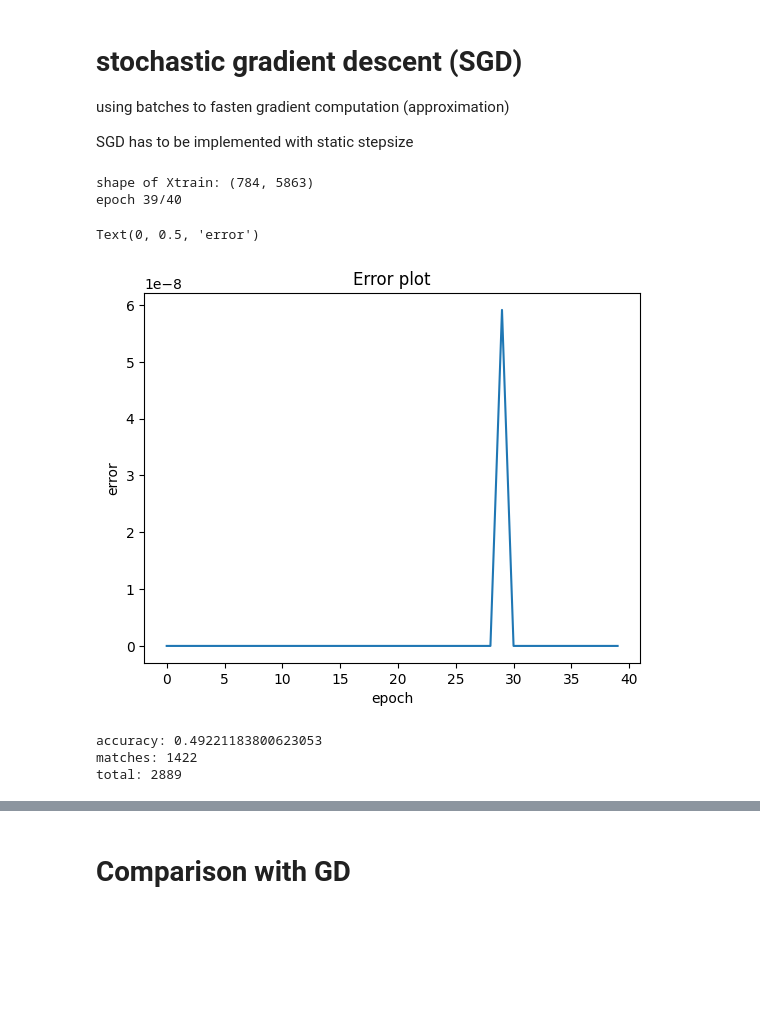
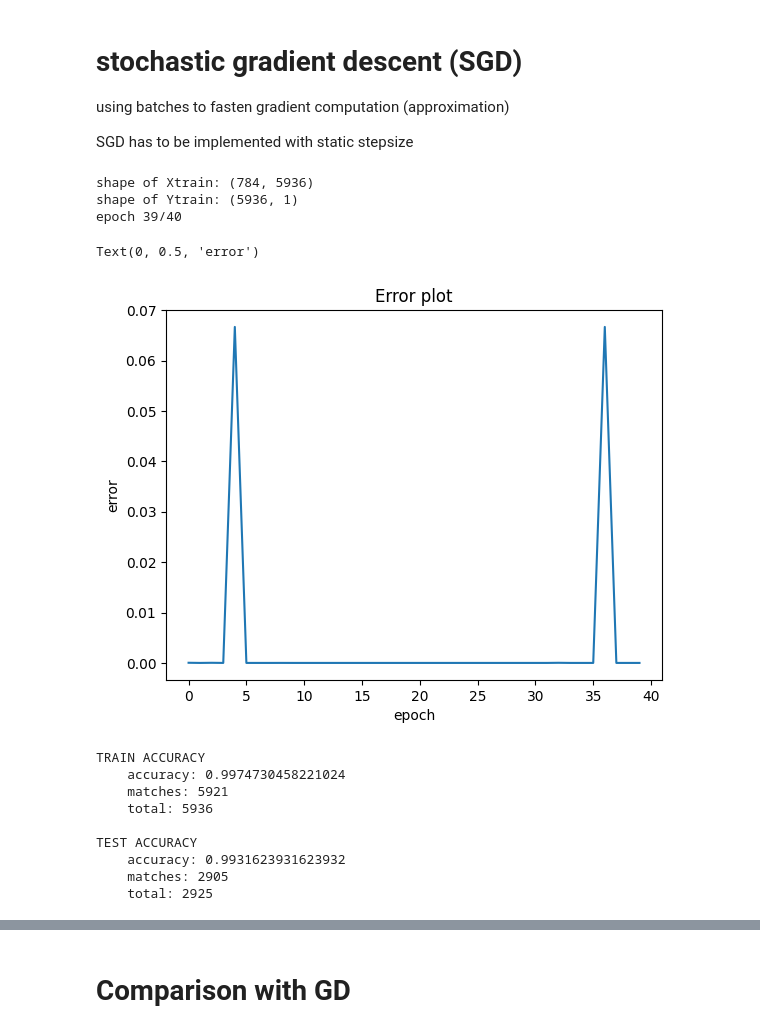
Before and after one commit to danielenapo/AI_unibo, a Jupyter notebook: Maths4ML/Homeworks/3/SGD.ipynb, the cells around one changed output, grey strips where cells are left out. Cells and saved outputs as stored; diff of their text form; code cells hidden in the pictures; blank space fills up the shorter version.

```diff
--- a/Maths4ML/Homeworks/3/SGD.ipynb
+++ b/Maths4ML/Homeworks/3/SGD.ipynb
@@ -10,6 +10,7 @@ using batches to fasten gradient computation (approximation)
 
 SGD has to be implemented with static stepsize
 # %%
+
 def sigmoid(x):
     return 1/(1+np.exp(-x))
 
@@ -28,17 +29,12 @@ def l(w,D):
 def grad_l(w, D):
     Mx, My=D
     d, N=Mx.shape
-    sum=0
-    for i in range(N):
-        x=Mx[:,i]
-        y=My[i]
-        sum+=sigmoid(x.T@w)*(1-sigmoid(x.T@w))*x*(f(w,x)-y)
-    sum/=N
-    return sum.reshape(d,1)
+    res=Mx@(sigmoid(Mx.T@w)*(1-sigmoid(Mx.T@w))*(f(w,Mx)-My))
+    return res/N
 
 def SGD(l, grad_l, w0, D, batch_size, n_epochs):
     #initialization
-    a=5*1e-5 #fixed step size
+    a=1e-3 #fixed step size
     X, Y= D
     d,N=X.shape
     n_batch_per_epoch=int(N/batch_size)
@@ -51,10 +47,11 @@ def SGD(l, grad_l, w0, D, batch_size, n_epochs):
     batchInd=np.zeros(batch_size)
     shuffledInd=np.arange(N)
 
-    #loop
+    #loop epochs
     for epoch in range(n_epochs):
         np.random.shuffle(shuffledInd)
         print(f"epoch {epoch}/{n_epochs}", end='\r')
+        #loop batches
         for k in range (n_batch_per_epoch):
             #sample M from D
             batchInd=shuffledInd[batch_size*k : batch_size*(k+1)]
@@ -62,12 +59,12 @@ def SGD(l, grad_l, w0, D, batch_size, n_epochs):
             My=Y[batchInd]
             M=(Mx, My)
             #UPDATE w
-            w=w0-(a*grad_l(w,M))
-            w0=w
+            w=w-a*grad_l(w,M)
+
         #assignments
         f_val[epoch]=l(w, M)
         #x_val[epoch]=w
         #grads[epoch]=grad_l(w,M)
-        err[epoch]=np.linalg.norm(grad_l(w,M))
+        err[epoch]=np.linalg.norm(grad_l(w,M), 2)
     print()
     return f_val, w, grads, err
@@ -74,23 +75,27 @@ def SGD(l, grad_l, w0, D, batch_size, n_epochs):
+# %%
+digits=[1,2]
 # %%
-Data=pd.read_csv("../2/data.csv")
-#print(D.head())
-Data=np.array(Data)
 X=Data[:,1:]
 Y=Data[:,0]
-#isolate digits 3 and 1
-i1= (Y==7)
-i3= (Y==3)
+#isolate digits 0 and 1
+i1= (Y==digits[0])
+i3= (Y==digits[1])
 X=X[i1+i3,:]
 Y=Y[i1+i3]
 N,d=X.shape
 Y=Y.reshape((N, 1))
 N,d=X.shape
-X_train, X_test, y_train, y_test= sklearn.model_selection.train_test_split(X, Y, test_size=0.33, random_state=1)
+X_train, X_test, y_train, y_test= sklearn.model_selection.train_test_split(X, Y, test_size=0.33, random_state=3)
+#map y_train and y_test to {0,1}
+y_train[y_train==digits[0]]=0
+y_train[y_train==digits[1]]=1
+y_test[y_test==digits[0]]=0
+y_test[y_test==digits[1]]=1
 X=X.T
 X_train=X_train.T
 X_test=X_test.T
 print(f"shape of Xtrain: {X_train.shape}")
-#call SGD
+print(f"shape of Ytrain: {y_train.shape}")
 #initialize w0 with normal distribution
 w0=np.random.normal(0,1e-3,(d+1,1))
 #create X_train_hat
@@ -99,17 +104,18 @@ D=(X_train_hat, y_train)
 n_epoch=40
 f_val, w, grads, err=SGD(l, grad_l, w0, D, batch_size=15, n_epochs=n_epoch)
 # %% [output]
-shape of Xtrain: (784, 5863)
+shape of Xtrain: (784, 5936)
+shape of Ytrain: (5936, 1)
 epoch 39/40
 # %%
 #plot error
-plt.plot(np.arange(n_epoch),err)
+plt.plot(np.arange(n_epoch),f_val)
 plt.title("Error plot")
 plt.xlabel("epoch")
 plt.ylabel("error")
 # %% [output]
 Text(0, 0.5, 'error')
-[figure, old version]
+[figure, new version]
 # %%
 X_test_hat=np.concatenate((X_test, np.ones((1, X_test.shape[1]))), axis=0)
 #logistic prediction
@@ -119,9 +125,9 @@ def predict(w, X, threshold=0.5):
     result=f(w,X)
     for i in range(N):
         if(result[i]>threshold):
-            predictions[i]=7
+            predictions[i]=1
         else:
-            predictions[i]=3
+            predictions[i]=0
     return predictions
 #accuracy
 def accuracy(w, X, Y):
@@ -131,11 +137,21 @@ def accuracy(w, X, Y):
     for i in range(N):
         if(predictions[i]==Y[i]):
             accuracy+=1
-    print(f"accuracy: {accuracy/N}")
-    print(f"matches: {accuracy}")
-    print(f"total: {N}")
+    print(f"    accuracy: {accuracy/N}")
+    print(f"    matches: {accuracy}")
+    print(f"    total: {N}")
+print("TRAIN ACCURACY")
+accuracy(w, X_train_hat, y_train)
+print()
+print("TEST ACCURACY")
 accuracy(w, X_test_hat, y_test)
 # %% [output]
-accuracy: 0.49221183800623053
-matches: 1422
-total: 2889
+TRAIN ACCURACY
+    accuracy: 0.9974730458221024
+    matches: 5921
+    total: 5936
+
+TEST ACCURACY
+    accuracy: 0.9931623931623932
+    matches: 2905
+    total: 2925
```
Also changed, not shown: parts of 7 cells of this notebook, 2 other files.
